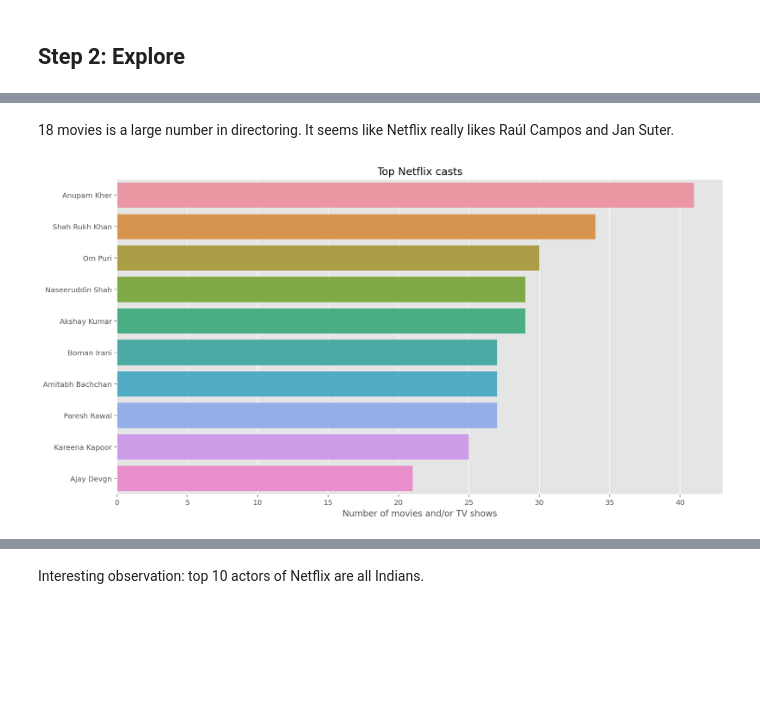
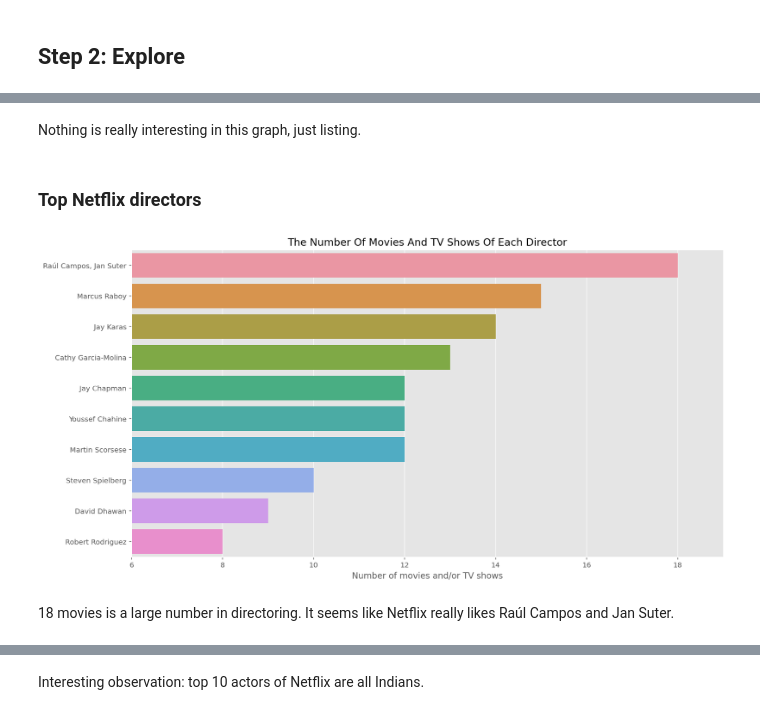
Before and after one commit to data301-2021-summer2/project-group04-project, a Jupyter notebook: analysis/Kiet Phan/milestone2.ipynb, the cells around one changed output, grey strips where cells are left out. Cells and saved outputs as stored; diff of their text form; code cells hidden in the pictures; blank space fills up the shorter version.

```diff
--- a/analysis/Kiet Phan/milestone2.ipynb
+++ b/analysis/Kiet Phan/milestone2.ipynb
@@ -206,2 +152,10 @@ ax = sns.countplot(data=df, y='Director', order=df['Director'].value_counts().il
+# %% [markdown]
+Nothing is really interesting in this graph, just listing.
+# %% [markdown]
+### Top Netflix directors
+# %%
+pf.visualize_bar_chart_for_directors(df)
+# %% [output]
+[figure, added]
 # %% [markdown]
 18 movies is a large number in directoring. It seems like Netflix really likes Raúl Campos and Jan Suter.
@@ -225,5 +161,0 @@ casts, n_involved = get_casts_lists(10)
-# %%
-_, ax = plt.subplots(figsize = (15, 8))
-ax = sns.barplot(y = casts, x = n_involved).set(title='Top Netflix casts', xlabel='Number of movies and/or TV shows')
-# %% [output]
-[figure, removed]
```
Also changed, not shown: parts of 50 cells of this notebook, 2 other files.
